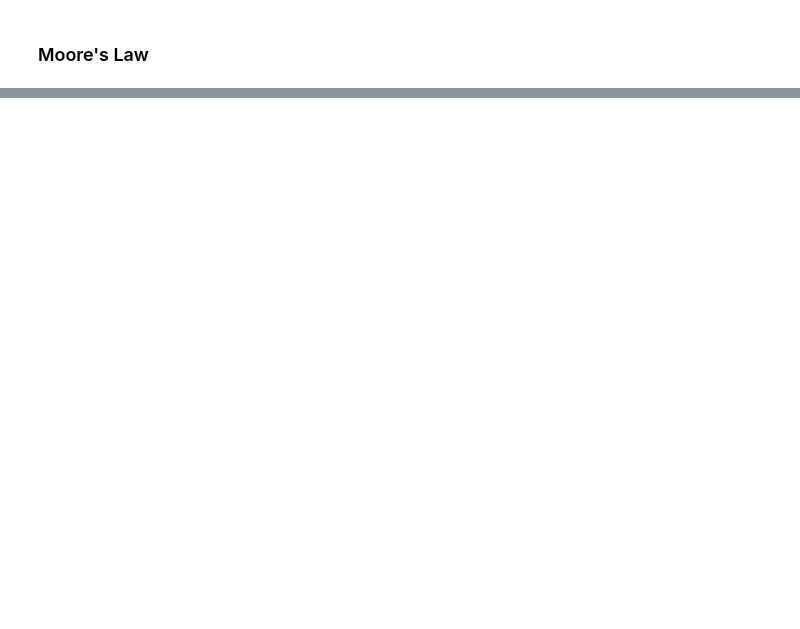
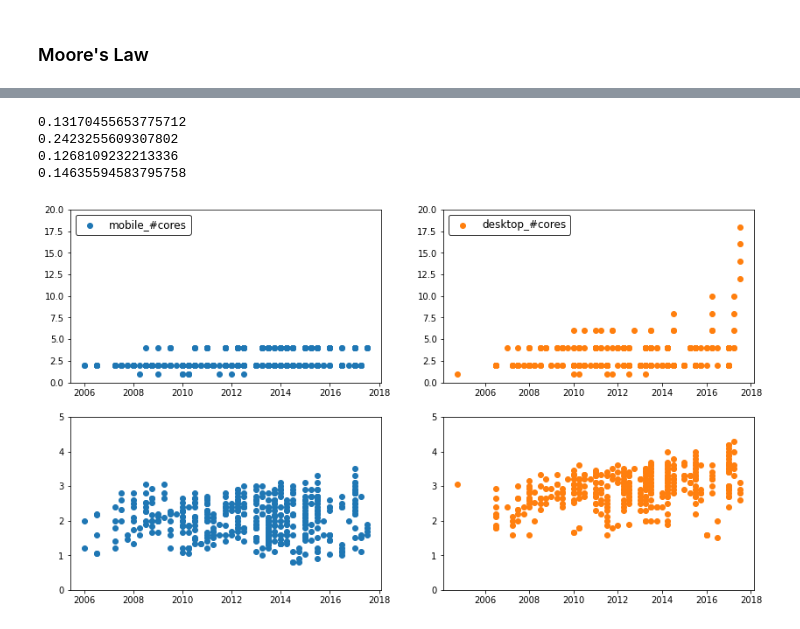
Before and after one commit to qiufengtiger/CPU_evolution_data_analysis, a Jupyter notebook: CPU_evolution_analysis.ipynb, the cells around one changed output, grey strips where cells are left out. Cells and saved outputs as stored; diff of their text form; code cells hidden in the pictures; blank space fills up the shorter version.

```diff
--- a/CPU_evolution_analysis.ipynb
+++ b/CPU_evolution_analysis.ipynb
@@ -234,0 +222,38 @@ plt.show()
+# %%
+print(desktop_model[1] * 365)
+print(desktop_model_multi[1] * 365)
+print(mobile_model[1] * 365)
+print(mobile_model_multi[1] * 365)
+# %% [output]
+0.13170455653775712
+0.2423255609307802
+0.1268109232213336
+0.14635594583795758
+# %%
+plt.figure(figsize=(14,8))
+plt.subplot(2, 2, 1)
+mobile_core_num = df_mobile['nb_of_Cores'].values
+
+plt.scatter(mobile_launch_time, mobile_core_num, label='mobile_#cores', c='tab:blue')
+plt.ylim((0, 20))
+plt.legend(loc=2, prop={'size': 12}, frameon=True, facecolor="white", edgecolor="black")
+
+plt.subplot(2, 2, 2)
+desktop_core_num = df_desktop['nb_of_Cores'].values
+plt.scatter(desktop_launch_time, desktop_core_num, label='desktop_#cores', c='tab:orange')
+plt.ylim((0, 20))
+plt.legend(loc=2, prop={'size': 12}, frameon=True, facecolor="white", edgecolor="black")
+
+plt.subplot(2, 2, 3)
+mobile_freq = df_mobile['Processor_Base_Frequency'].values
+plt.scatter(mobile_launch_time, mobile_freq, label='mobile_base_freq', c='tab:blue')
+plt.ylim((0, 5))
+
+plt.subplot(2, 2, 4)
+desktop_freq = df_desktop['Processor_Base_Frequency'].values
+plt.scatter(desktop_launch_time, desktop_freq, label='desktop_base_freq', c='tab:orange')
+plt.ylim((0, 5))
+
+plt.show()
+# %% [output]
+[figure, added]
```
Also changed, not shown: parts of 8 cells of this notebook, 1 other file.
